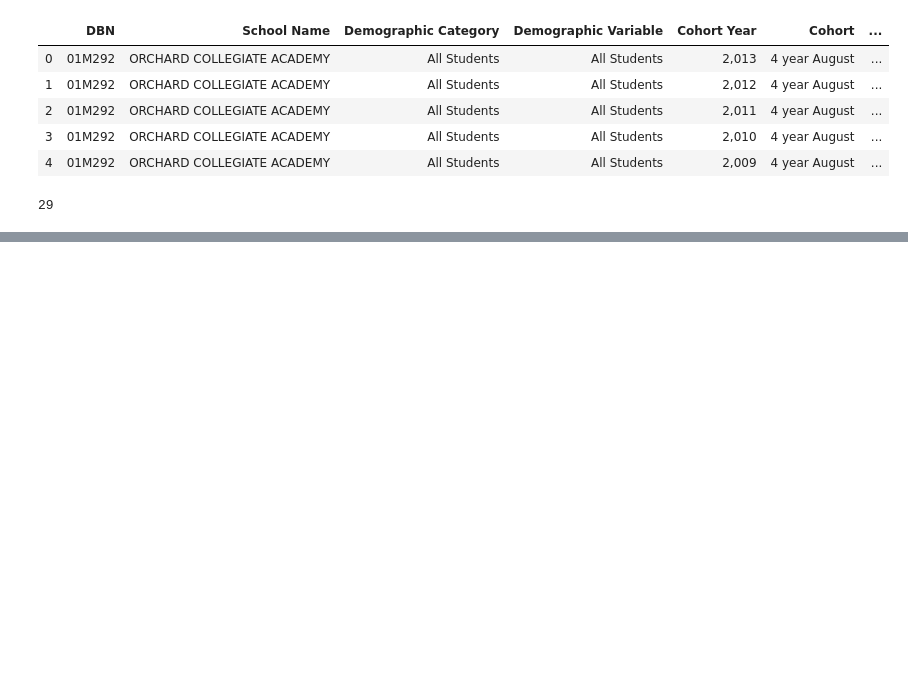
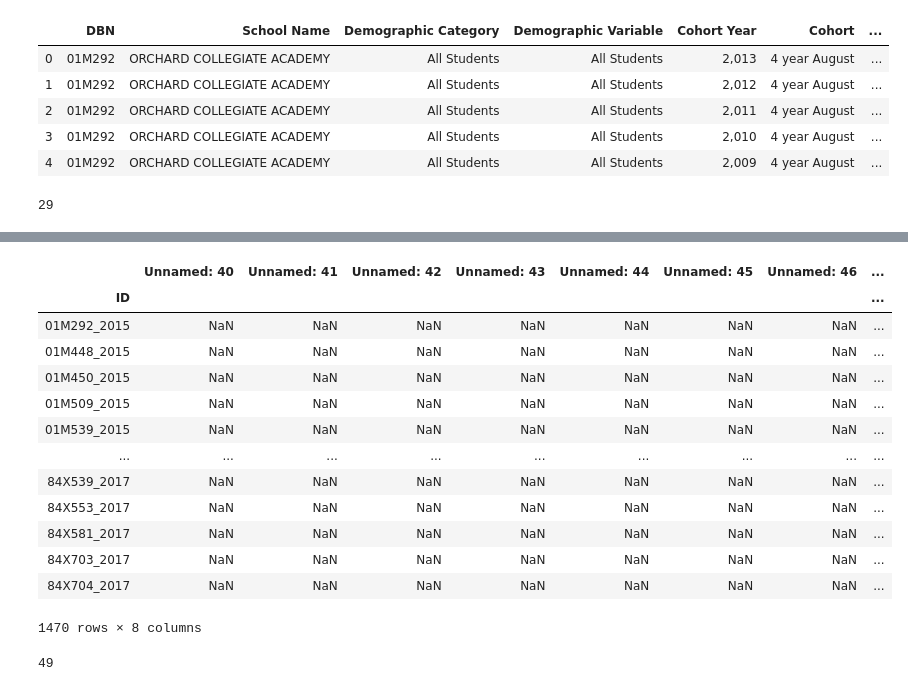
Before and after one commit to markabrennan/NYC-HS-Success, a Jupyter notebook: Prelim-EDA.ipynb, the cells around one changed output, grey strips where cells are left out. Saved outputs shown, nothing was run; the diff lists cells and outputs as text; code cells hidden in the pictures; blank space fills up the shorter version.

Commit message:
added data files, and more EDA work.

```diff
--- a/Prelim-EDA.ipynb
+++ b/Prelim-EDA.ipynb
@@ -52,0 +89,9 @@ df1.head()
+# %%
+df_qual_2014_15 = pd.read_csv('data/2014_2015_HS_SQR_Results_2016_01_07.csv')
+df_qual_2014_15['ID'] = df_qual_2014_15['DBN'] + '_' + '2015'
+# %%
+df_qual_2015_16 = pd.read_csv('data/2015_-_2016_School_Quality_Report_Results_for_High_School.csv')
+df_qual_2015_16['ID'] = df_qual_2015_16['DBN'] + '_' + '2016'
+# %%
+df_qual_2016_17 = pd.read_csv('data/2016_-_2017_School_Quality_Report_Results_for_High_Schools.csv')
+df_qual_2016_17['ID'] = df_qual_2016_17['DBN'] + '_' + '2017'
@@ -52,0 +314,17 @@ df1.head()
+# %%
+df_qual[['Unnamed: 40', 'Unnamed: 41', 'Unnamed: 42', 'Unnamed: 43', 'Unnamed: 44', 'Unnamed: 45', 'Unnamed: 46', 'Unnamed: 47']]
+# %% [output]
+|  | Unnamed: 40 | Unnamed: 41 | Unnamed: 42 | Unnamed: 43 | Unnamed: 44 | Unnamed: 45 | Unnamed: 46 | ... |
+| ID |  |  |  |  |  |  |  | ... |
+| 01M292_2015 | NaN | NaN | NaN | NaN | NaN | NaN | NaN | ... |
+| 01M448_2015 | NaN | NaN | NaN | NaN | NaN | NaN | NaN | ... |
+| 01M450_2015 | NaN | NaN | NaN | NaN | NaN | NaN | NaN | ... |
+| 01M509_2015 | NaN | NaN | NaN | NaN | NaN | NaN | NaN | ... |
+| 01M539_2015 | NaN | NaN | NaN | NaN | NaN | NaN | NaN | ... |
+| ... | ... | ... | ... | ... | ... | ... | ... | ... |
+| 84X539_2017 | NaN | NaN | NaN | NaN | NaN | NaN | NaN | ... |
+| 84X553_2017 | NaN | NaN | NaN | NaN | NaN | NaN | NaN | ... |
+| 84X581_2017 | NaN | NaN | NaN | NaN | NaN | NaN | NaN | ... |
+| 84X703_2017 | NaN | NaN | NaN | NaN | NaN | NaN | NaN | ... |
+| 84X704_2017 | NaN | NaN | NaN | NaN | NaN | NaN | NaN | ... |
+1470 rows × 8 columns
@@ -52,0 +335,4 @@ df1.head()
+# %%
+len(df_qual.columns)
+# %% [output]
+49
```
Also changed, not shown: parts of 132 cells of this notebook, 7 other files.
